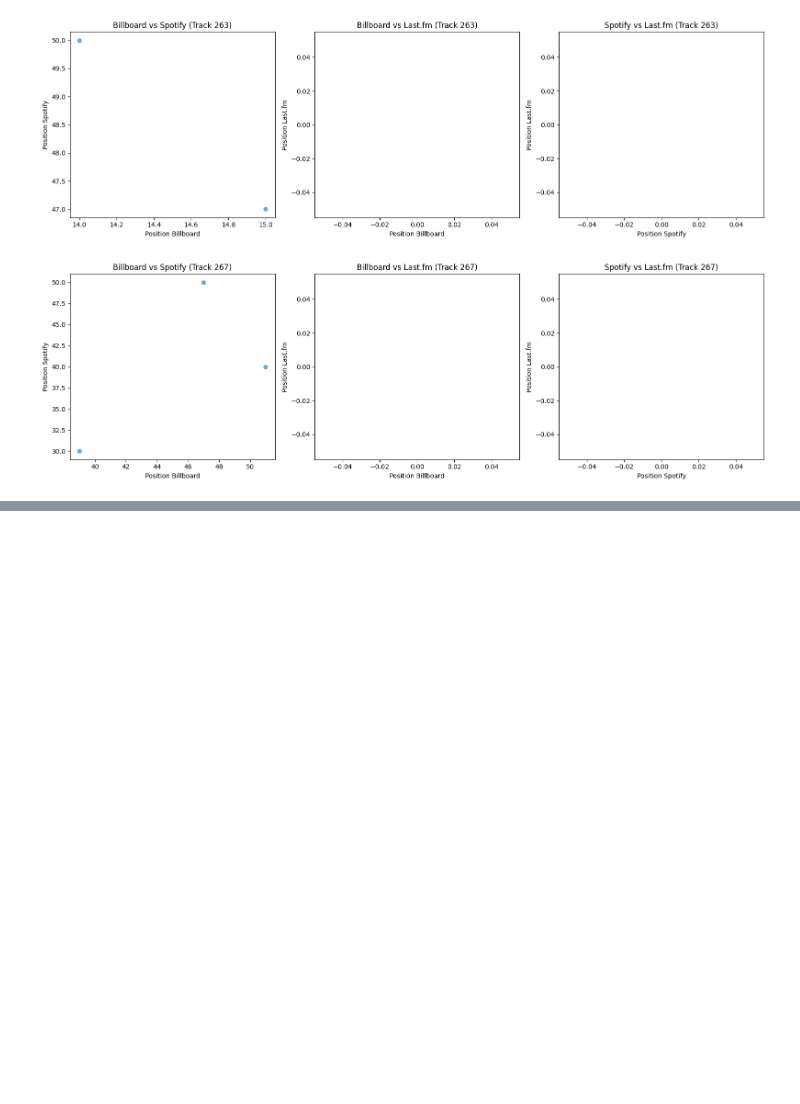
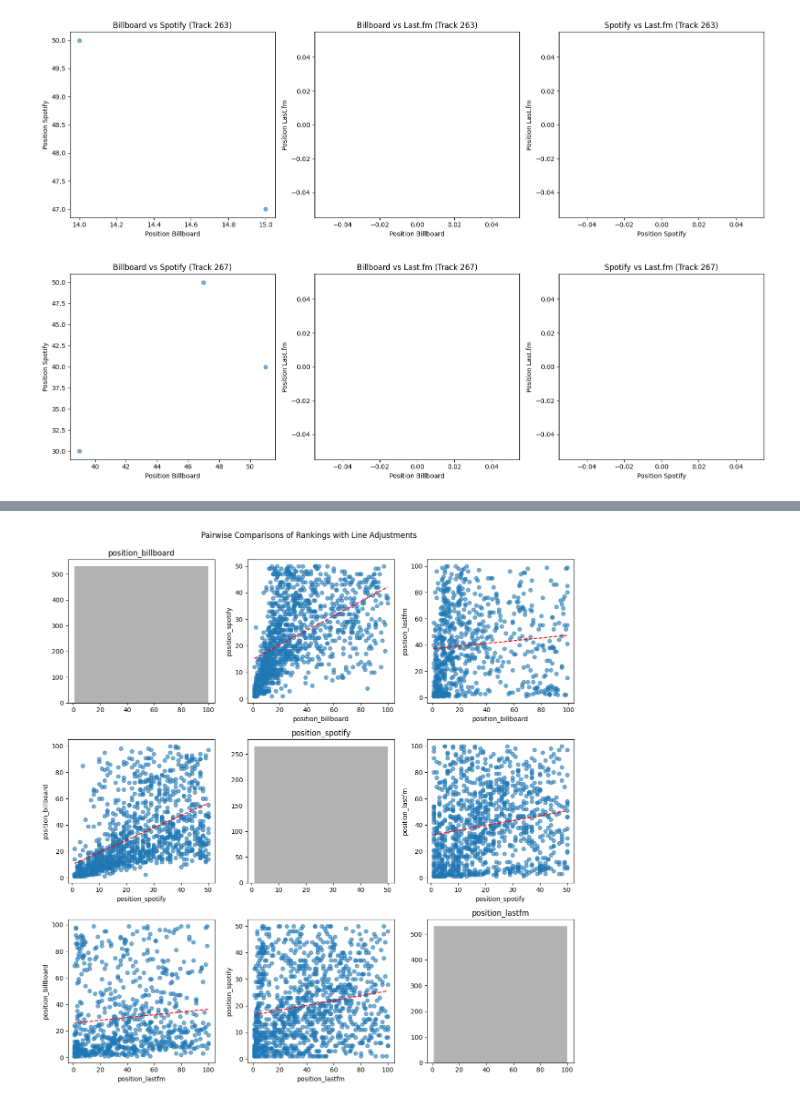
Before and after one commit to m21ark/s_music, a Jupyter notebook: tasks/task_1.ipynb, the cells around one changed output, grey strips where cells are left out. Drawn from its saved outputs; the diff is of its cells as text; code cells hidden in the pictures; blank space fills up the shorter version.

```diff
--- a/tasks/task_1.ipynb
+++ b/tasks/task_1.ipynb
@@ -382,33 +375,34 @@ columns = ['position_billboard', 'position_spotify', 'position_lastfm']
 
 # Create a grid for scatter plots
 fig, axes = plt.subplots(len(columns), len(columns), figsize=(12, 12))
 
 for i, col1 in enumerate(columns):
     for j, col2 in enumerate(columns):
         if i == j:
             # Plot histogram on the diagonal
-            axes[i, j].hist(df_year[col1].dropna(), bins=20, alpha=0.6, color='gray')
+            axes[i, j].hist(df_year[col1].dropna(), bins=10, alpha=0.6, color='gray')
             axes[i, j].set_title(col1)
         else:
             # Scatter plot for non-NaN values for the specific pair of columns
             subset = df_year.dropna(subset=[col1, col2])
             x = subset[col1]
             y = subset[col2]
 
             # Scatter plot
             axes[i, j].scatter(x, y, alpha=0.6)
-
             # Calculate the line of best fit
-            slope, intercept = np.polyfit(x, y, 2)
+            slope, intercept = np.polyfit(x, y, 1)
             line_x = np.linspace(x.min(), x.max(), 100)
             line_y = slope * line_x + intercept
 
             # Plot the line of best fit
             axes[i, j].plot(line_x, line_y, color='red', linestyle='--')
 
             axes[i, j].set_xlabel(col1)
             axes[i, j].set_ylabel(col2)
 
 plt.tight_layout()
 plt.suptitle("Pairwise Comparisons of Rankings with Line Adjustments", y=1.02)
 plt.show()
+# %% [output]
+[figure, added]
```
Also changed, not shown: parts of 4 cells of this notebook.
